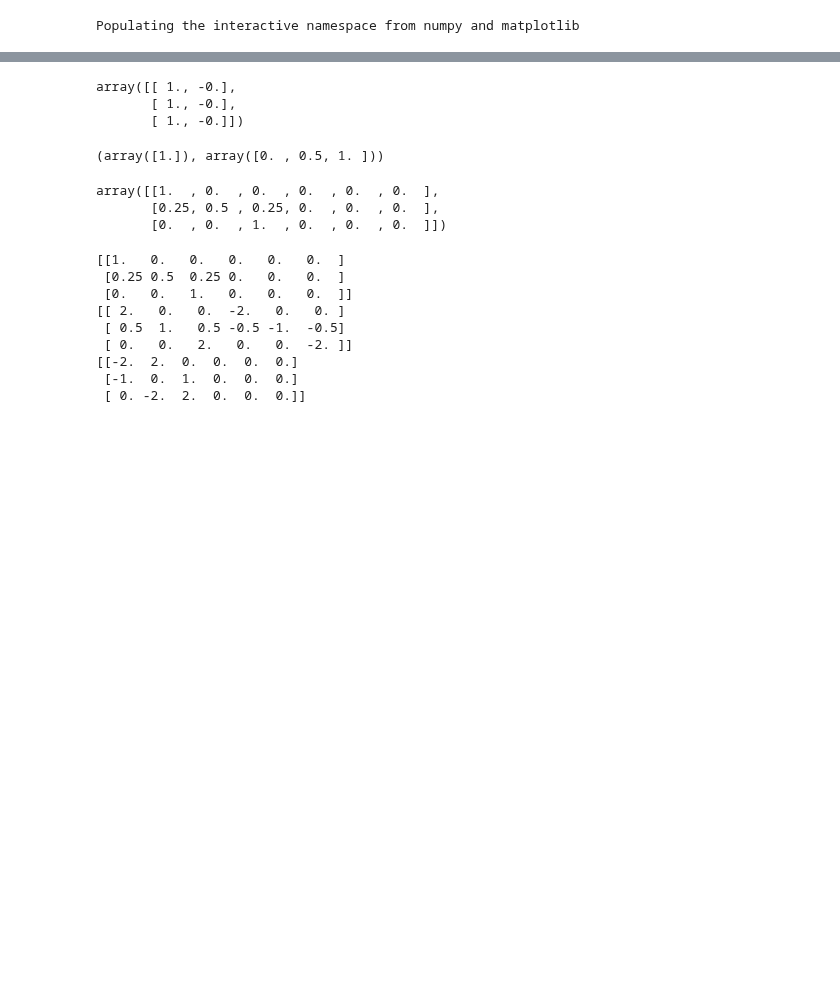
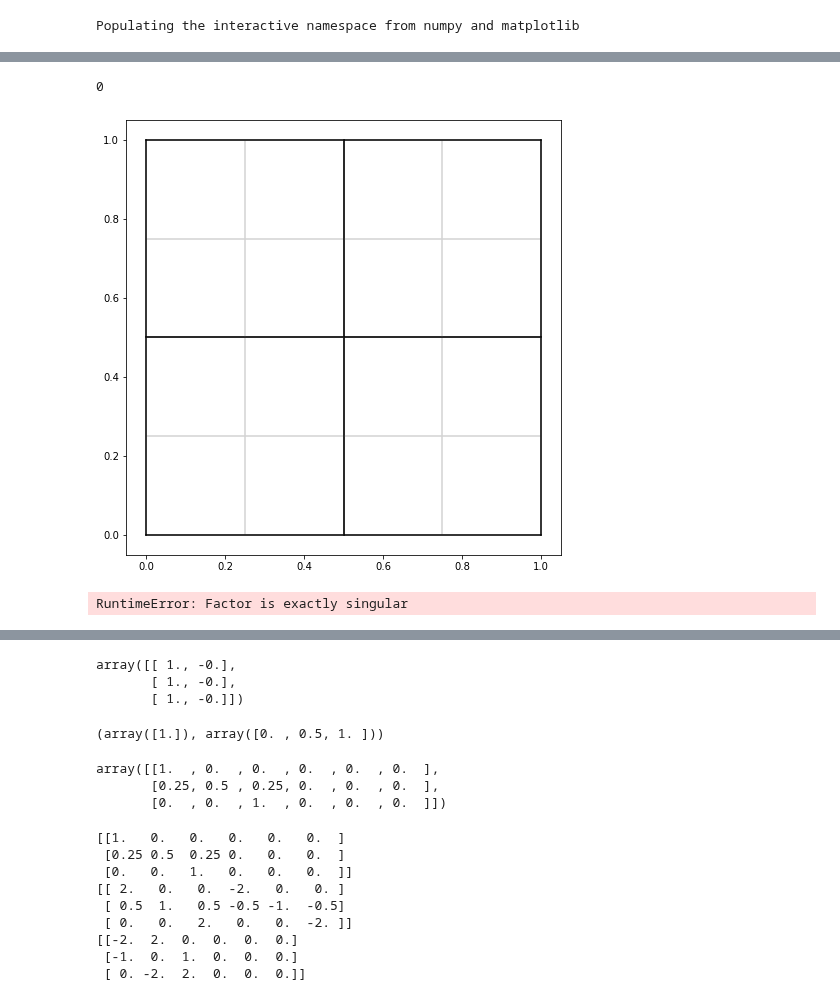
Before and after one commit to c-f-h/pyiga, a Jupyter notebook: notebooks/NewMultipatch.ipynb, the cells around one changed output, grey strips where cells are left out. Saved outputs shown, nothing was run; the diff lists cells and outputs as text; code cells hidden in the pictures; blank space fills up the shorter version.

```diff
--- a/notebooks/NewMultipatch.ipynb
+++ b/notebooks/NewMultipatch.ipynb
@@ -602,13 +757,13 @@ def doerfler_marking(errors, theta=0.9):
 # %%
-def adaptive(M, dir_data, f, u_sol, ux, uy, k=0, theta=0.9, maxiter=12, plotrange=(-1,1)):
+def uniform(M, dir_data, f, u_sol, ux, uy, k=0, maxiter=12, plotrange=(-1,1)):
     params=dict()
     numdofs=[]
     L2err=np.zeros(maxiter)
     H1err=np.zeros(maxiter)
-    err_est=np.zeros(maxiter)
     params['u_sol']=u_sol
     params['ux']=ux
     params['uy']=uy
+
     for iter in range(maxiter):
         print(iter)
         M.draw()
@@ -624,13 +779,10 @@ def adaptive(M, dir_data, f, u_sol, ux, uy, k=0, theta=0.9, maxiter=12, plotrang
         Kh, rhs = MP.assemble_system(vform.stiffness_vf(2), vform.L2functional_vf(2, physical=True), f=f)
 
         #eliminate boundary conditions
-        LS = RestrictedLinearSystem(Kh, rhs, bcs)
+        LS = Ass.RestrictedLinearSystem(Kh, rhs, bcs)
         u_ = LS.complete(solvers.make_solver(LS.A, spd=True).dot(LS.b))
         #print(check_coupling(MP,u_))
         uh = [geometry.BSplineFunc(MP.mesh.patches[p][0][0], MP.global_to_patch(p) @ u_) for p in range(len(MP.mesh.patches))]
-
-        err_ind = PoissonEstimator(MP,f,u_)
-        err_est[iter] = norm(err_ind)
 
         L2_iter=0
         H1_iter=0
@@ -640,27 +792,16 @@ def adaptive(M, dir_data, f, u_sol, ux, uy, k=0, theta=0.9, maxiter=12, plotrang
             params['geo']=geo
             kvs0=tuple([bspline.KnotVector(kv.mesh,0) for kv in kvs])
 
-            L2 = np.sum(assemble('(uh - u_sol)**2 * v * dx', kvs0, params))
+            L2 = np.sum(Ass.assemble('(uh - u_sol)**2 * v * dx', kvs0, params))
             L2_iter += L2
-            H1_iter += L2 + np.sum(assemble('norm(grad_uh - (ux, uy))**2 * v * dx', kvs0, params))
+            H1_iter += L2 + np.sum(Ass.assemble('norm(grad_uh - (ux, uy))**2 * v * dx', kvs0, params))
 
         L2err[iter] = sqrt(L2_iter)
         H1err[iter] = sqrt(H1_iter)
 
-        if iter== maxiter - 1:
+        if iter == maxiter - 1:
             break
 
-        marked_patches = doerfler_marking(err_ind, theta)
-        #print(marked_patches)
+        M.refine()
 
-        M.split_patches(marked_patches, dir_data)
-
-    # restrict solution to each individual patch
-    #uh = [geometry.BSplineFunc(MP.mesh.patches[p][0][0], MP.global_to_patch(p) @ u_) for p in range(len(MP.mesh.patches))]
-
-    #for (uh, ((kvs, geo),_)) in zip(uh, MP.mesh.patches):
-        #vis.plot_field(uh, geo, vmin=plotrange[0], vmax=plotrange[1])
-    #plt.axis('scaled')
-    #plt.colorbar();
-
-    return u_, numdofs, L2err, H1err, err_est
+    return u_, numdofs, L2err, H1err
@@ -969,5 +1009,9 @@ uh, numdofs, L2err, H1err = uniform(copy.copy(M), dir_data, f, u, ux, uy, maxite
 # %%
-uh, numdofs_a, L2err_a, H1err_a, err_est_a = adaptive(copy.copy(M), dir_data, f, u, ux, uy, theta=0.9, maxiter=12, plotrange=(-1,1))
+uh, numdofs_a, L2err_a, H1err_a, err_est_a = adaptive(copy.copy(M), dir_data, f, u, ux, uy, theta=0.9, maxiter=5, plotrange=(-1,1))
+# %% [output]
+0
+[figure, added]
+RuntimeError: Factor is exactly singular
 # %%
 plt.figure(figsize=(6,6))
 plt.loglog(numdofs, L2err, 'o-',color='royalblue')
```
Also changed, not shown: parts of 49 cells of this notebook.
